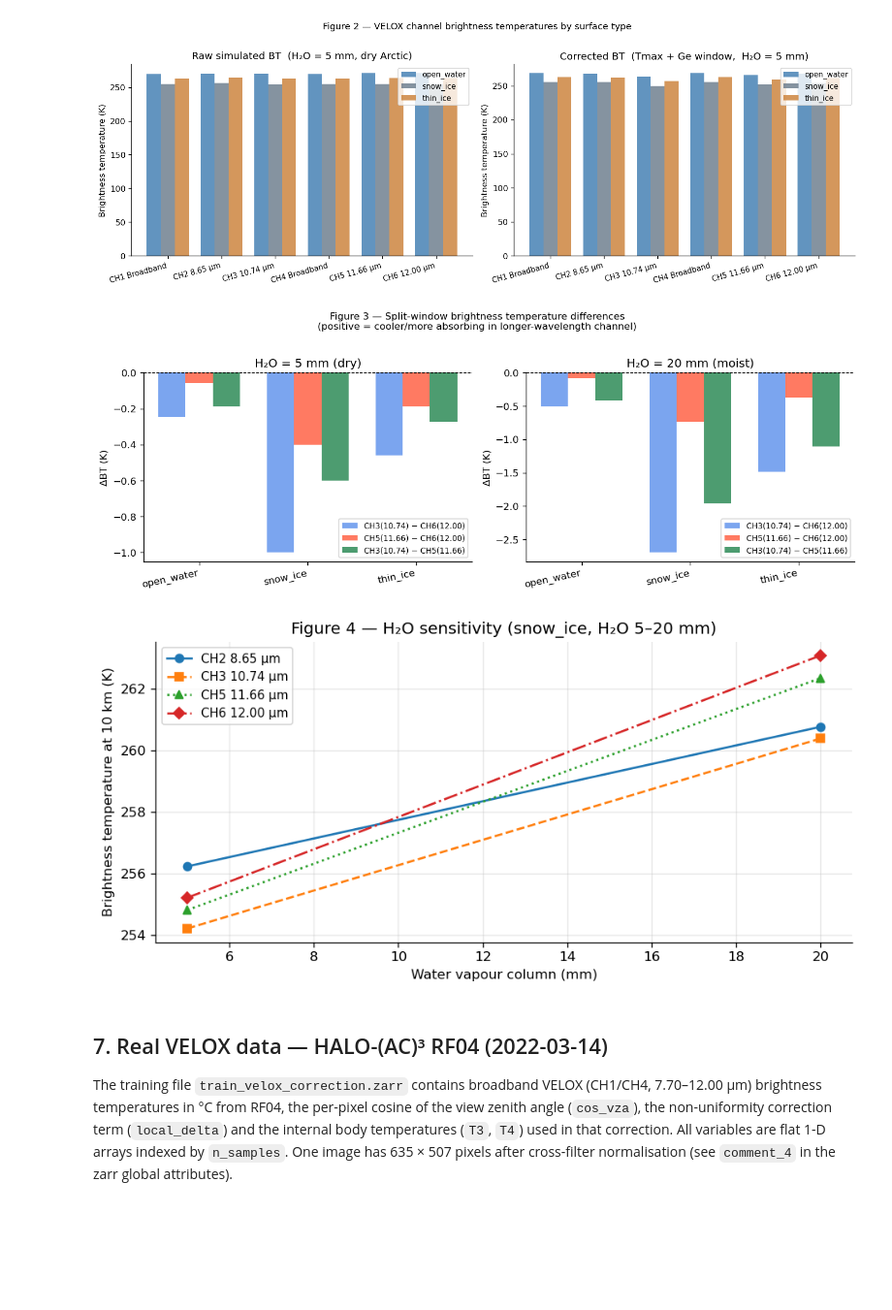
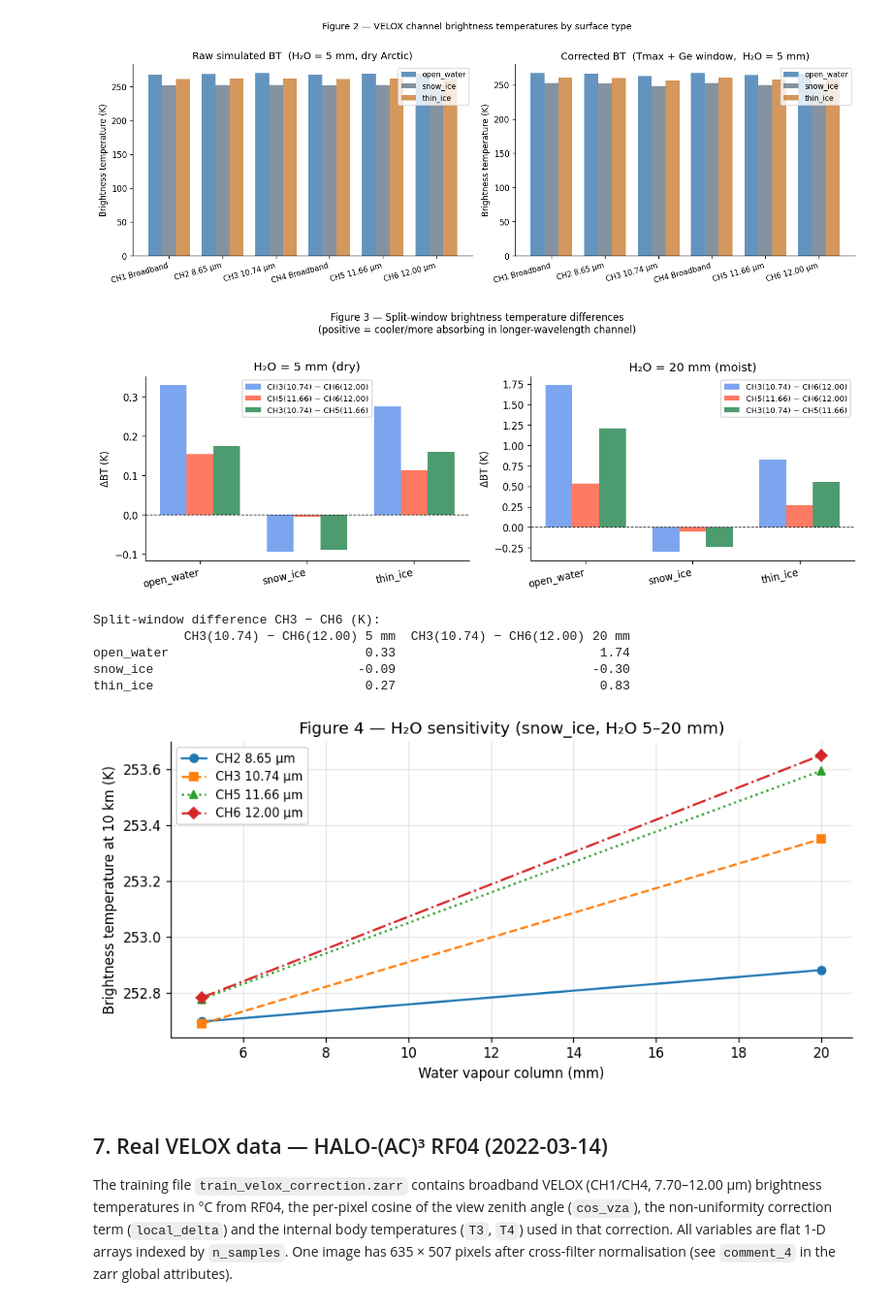
Before and after one commit to FranzFlink/pyRadtran, a Jupyter notebook: book/notebooks/velox_realistic_channels.ipynb, the cells around one changed output. Shown at 97% size. Cells and saved outputs as stored; diff of their text form; code cells hidden in the pictures; blank space fills up the shorter version.

```diff
--- a/book/notebooks/velox_realistic_channels.ipynb
+++ b/book/notebooks/velox_realistic_channels.ipynb
@@ -323,6 +324,7 @@ def run_velox_channel_scene(
     lon=LON,
     base_time=BASE_TIME,
     mol_abs_param=None,
+    extra_params=None,
 ):
     """Run a per-channel VELOX forward simulation over multiple surface types.
 
@@ -348,12 +350,14 @@ def run_velox_channel_scene(
         ISO-format UTC timestamp.
     mol_abs_param : str, optional
         Override ``mol_abs_param`` (e.g. 'reptran coarse' for speed).
+    extra_params : dict, optional
+        Further ``params`` entries, e.g. a cloud (``wc_file``).
 
     Returns
     -------
     xr.Dataset
         Dimensions ``(channel, surface_type, altitude)``.
-        Key variable: ``eup`` — upwelling brightness temperature in K.
+        Key variable: ``uu`` — nadir brightness temperature in K.
     """
     stype_names = list(surface_types.keys())
     T_sfcs   = [surface_types[s]["T_sfc"]                  for s in stype_names]
@@ -378,10 +382,11 @@ def run_velox_channel_scene(
     # Build base overrides
     base_overrides = {
         "output_quantity": "brightness",
-        "mol_modify H2O ": f"{h2o_mm} MM",
+        "mol_modify H2O": float(h2o_mm),   # mm
     }
     if mol_abs_param is not None:
         base_overrides["mol_abs_param"] = mol_abs_param
+    base_overrides.update(extra_params or {})
 
     channel_results = []
     for _, ch in channels_df.iterrows():
@@ -391,7 +396,7 @@ def run_velox_channel_scene(
         ds_ch = ds_input.pyradtran.run(
             config_path=config_path,
             return_dataset=True,
-            save_to_file=True,
+            save_to_file=False,
             params={'sur_temperature': Var('surface_temperature'), 'albedo': Var('albedo'), **overrides},
             show_progress=False,
         )
@@ -414,7 +419,7 @@ def run_velox_channel_scene(
         "h2o_mm":          h2o_mm,
         "aircraft_alt_km": aircraft_altitude_km,
         "lat": lat, "lon": lon,
-        "srf_type": "top-hat (Tmax applied as uniform transmittance)",
+        "srf_type": "top-hat (band limits only; Tmax not applied)",
     })
     return ds_all
 # %%
@@ -511,7 +518,7 @@ NEDT_K       = 0.04     # Noise-equivalent temperature difference (K)
 
 
 def apply_window_correction(BT_K, wl_eff_um, tau=TAU_WINDOW, T_win=T_WINDOW_K):
-    """Apply Germanium window transmission correction.
+    """Apply the germanium window transmission to a scene BT (raw-signal effect).
 
     Works in radiance space at the channel's effective wavelength.
 
@@ -545,12 +552,11 @@ def apply_window_correction(BT_K, wl_eff_um, tau=TAU_WINDOW, T_win=T_WINDOW_K):
 
 
 def apply_tmax_correction(BT_K, Tmax, wl_eff_um, T_filter_K=80.0):
-    """Apply peak filter transmittance correction (linearised).
+    """Apply the peak filter transmittance to a scene BT (raw-signal effect).
 
     Leff = Tmax * L_scene + (1-Tmax) * B(wl_eff, T_filter)
-    For a cold (cryogenically cooled) detector, T_filter ≈ 80 K so the
-    self-emission term is negligible. For an uncooled detector, use
-    the actual filter temperature.
+    For a cold filter (T_filter ≈ 80 K) the self-emission term is
+    negligible; for a warm filter use its actual temperature.
 
     Warnings
     --------
@@ -568,7 +574,7 @@ def add_nedt_noise(BT_K, nedt_k=NEDT_K, seed=42):
     return np.asarray(BT_K) + rng.normal(0.0, nedt_k, size=np.asarray(BT_K).shape)
 # %%
 # ── Apply all corrections to the dry-Arctic run ───────────────────────────────
-BT_raw     = ds_dry.eup.isel(altitude=0).values   # shape (channel, surface_type)
+BT_raw     = ds_dry.uu.isel(altitude=0).values   # shape (channel, surface_type)
 BT_corrected = np.empty_like(BT_raw)
 
 for i, (_, ch) in enumerate(channels.iterrows()):
@@ -592,7 +598,7 @@ BT_corrected_da = xr.DataArray(
 
 # Delta BT due to corrections
 delta_BT = BT_corrected - BT_raw
-print("BT correction (corrected − raw) in K:")
+print("Raw-signal effect of filter + window (effective − scene BT) in K:")
 print(pd.DataFrame(delta_BT.round(3),
                    index=channels["label"],
                    columns=list(SURFACE_TYPES.keys())))
@@ -664,39 +670,52 @@ plt.show()
 fig3, axes3 = plt.subplots(1, 2, figsize=(11, 4))
 
 # Retrieve BT at aircraft altitude (dry and moist)
-BT_dry   = ds_dry.eup.isel(altitude=0)
-BT_moist = ds_moist.eup.isel(altitude=0)
+BT_dry   = ds_dry.uu.isel(altitude=0)
+BT_moist = ds_moist.uu.isel(altitude=0)
 
 # Split-window pairs: (ch_a, ch_b) → ΔBT = BT_a - BT_b
 sw_pairs = [
     (3, 6, "CH3(10.74) − CH6(12.00)", "cornflowerblue"),
     (5, 6, "CH5(11.66) − CH6(12.00)", "tomato"),
     (3, 5, "CH3(10.74) − CH5(11.66)", "seagreen"),
 ]
 
 for ax, (BT, h2o_label) in zip(axes3, [(BT_dry, "H₂O = 5 mm (dry)"),
                                         (BT_moist, "H₂O = 20 mm (moist)")]):
     xpos = np.arange(len(stype_labels))
     for k, (cha, chb, lbl, col) in enumerate(sw_pairs):
         diffs = (BT.sel(channel=cha) - BT.sel(channel=chb)).values
         ax.bar(xpos + (k-1)*0.25, diffs, 0.25, label=lbl, color=col, alpha=0.85)
 
     ax.axhline(0, color="k", lw=0.8, ls="--")
     ax.set_xticks(xpos)
     ax.set_xticklabels(stype_labels, rotation=12, ha="right")
     ax.set_ylabel("ΔBT (K)")
     ax.set_title(f"{h2o_label}")
     ax.legend(fontsize=8)
 
 fig3.suptitle(
     "Figure 3 — Split-window brightness temperature differences\n"
     "(positive = cooler/more absorbing in longer-wavelength channel)",
     fontsize=10, y=1.02
 )
 fig3.tight_layout()
 plt.show()
+
+sw = pd.DataFrame({
+    f"{lbl} {name}": (BT.sel(channel=a) - BT.sel(channel=b)).values
+    for BT, name in [(BT_dry, "5 mm"), (BT_moist, "20 mm")]
+    for a, b, lbl, _ in sw_pairs[:1]
+}, index=stype_labels).round(2)
+print("Split-window difference CH3 − CH6 (K):")
+print(sw)
 # %% [output]
-[figure, old version]
+[figure, new version]
+Split-window difference CH3 − CH6 (K):
+            CH3(10.74) − CH6(12.00) 5 mm  CH3(10.74) − CH6(12.00) 20 mm
+open_water                          0.33                           1.74
+snow_ice                           -0.09                          -0.30
+thin_ice                            0.27                           0.83
 # %%
 # ── Figure 4: H₂O sensitivity ─────────────────────────────────────────────────
 # For the default run we compare two H₂O values (5 mm vs 20 mm).
@@ -725,7 +744,7 @@ stype_plot = "snow_ice"
 
 for ch_id, ls in zip(selected_channels, ch_line_styles):
     lbl = channels.loc[channels["channel"] == ch_id, "label"].values[0]
-    y   = ds_h2o.eup.isel(altitude=0).sel(channel=ch_id, surface_type=stype_plot).values
+    y   = ds_h2o.uu.isel(altitude=0).sel(channel=ch_id, surface_type=stype_plot).values
     ax4.plot(ds_h2o.h2o_mm.values, y, ls, lw=1.6, ms=6, label=lbl)
 
 ax4.set_xlabel("Water vapour column (mm)")
@@ -743,7 +762,7 @@ if not RUN_EXPENSIVE:
         UserWarning, stacklevel=1
     )
 # %% [output]
-[figure, old version]
+[figure, new version]
 # %% [markdown]
 ## 7. Real VELOX data — HALO-(AC)³ RF04 (2022-03-14)
 
```
Also changed, not shown: parts of 18 cells of this notebook, 47 other files.
